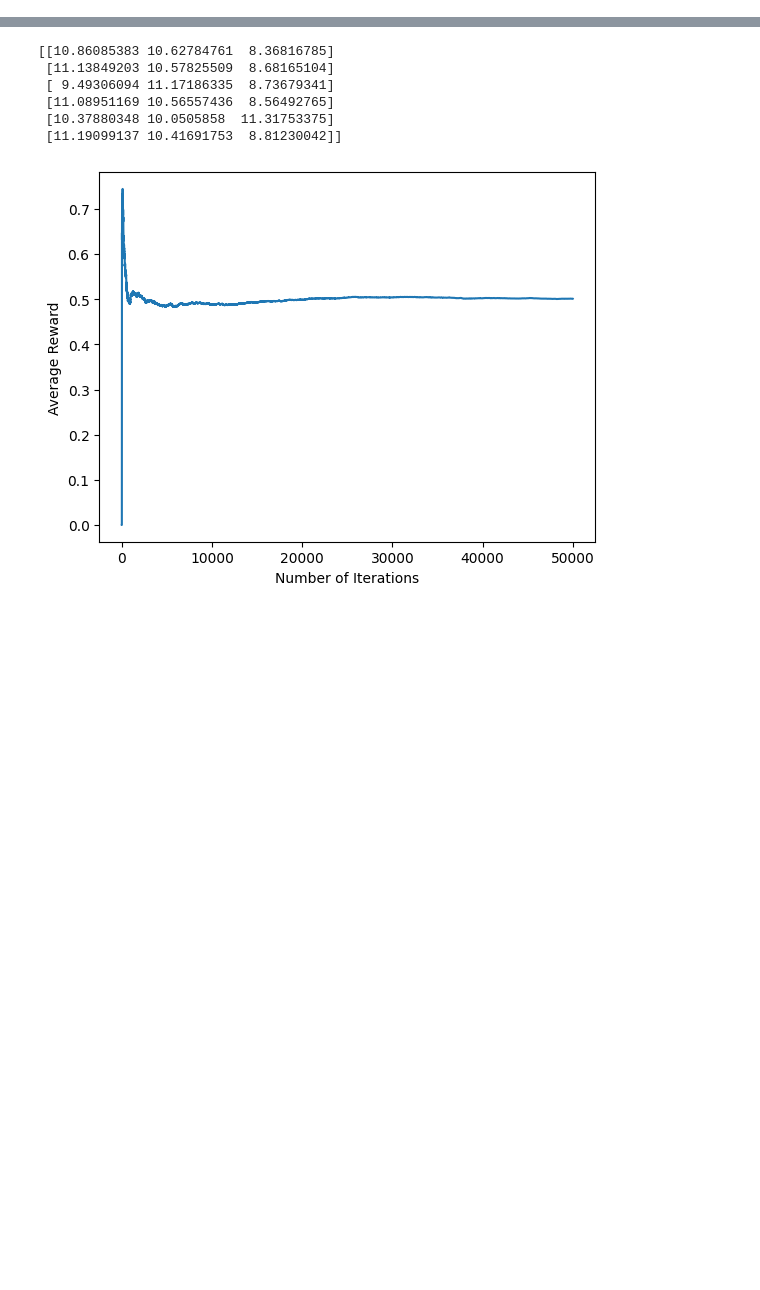
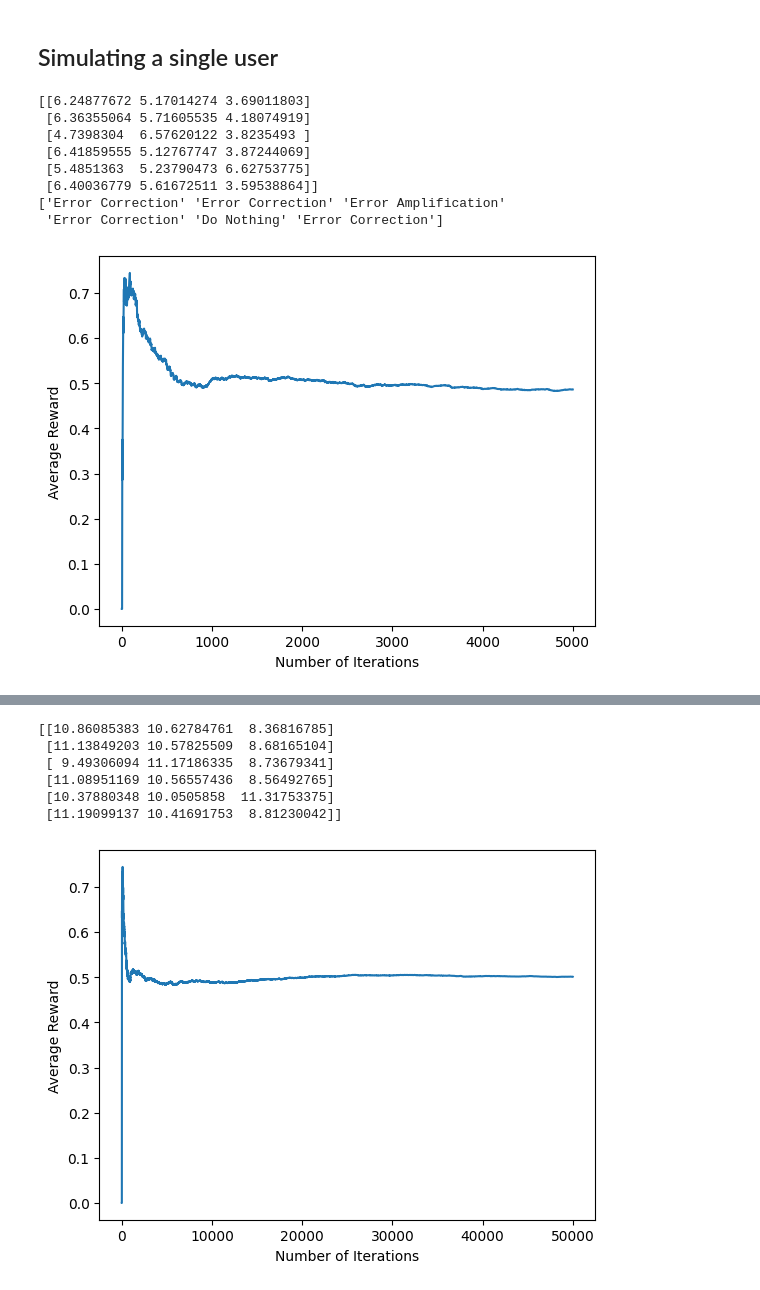
Before and after one commit to cyalbert25/EE568-StudentRLProject-1, a Jupyter notebook: WriteUpRight.ipynb, the cells around one changed output, grey strips where cells are left out. Cells and saved outputs as stored; diff of their text form; code cells hidden in the pictures; blank space fills up the shorter version.

Commit message:
User class implementation

```diff
--- a/WriteUpRight.ipynb
+++ b/WriteUpRight.ipynb
@@ -56,7 +56,7 @@ class WUREnvironment():
     # EA = 1
     # DO NOTHING = 2
 
-    def __init__(self, transition_model):
+    def __init__(self, transition_model, transition_decay=0.99):
         # Defining the number of states
         self._num_states = 6
         # Defining the number of actions
@@ -64,7 +64,7 @@ class WUREnvironment():
         # Discount factor
         self._gamma = 0.99
         # Decaying factor for DO NOTHING action in transition matrix
-        self._transition_decay = 0.99
+        self._transition_decay = transition_decay
         # User specifications - transition matrix
         self._T = transition_model # shape = (num_actions, num_states, num_states); Dependent on the user -> given externally
 
@@ -211,0 +278,58 @@ class SARSAEpsGreedyAgent(EpsGreedyAgent):
+# %% [markdown]
+## Simulating a single user
+# %%
+# fix random seed
+np.random.seed(0)
+
+# Simulating a user with a transition model
+# for EA, for the normal state, we should put high probability that the state would end up in bad posture? to encourage the system to do nothing...
+# but what foe EC since it would probably enlarge the text?
+transition_matrix = np.array([
+    [
+        [0.2, 0.025, 0.025, 0.025, 0.7, 0.025],
+        [0.025, 0.1, 0.025, 0.025, 0.8, 0.025],
+        [0.025, 0.025, 0.2, 0.025, 0.7, 0.025],
+        [0.025, 0.025, 0.025, 0.1, 0.8, 0.025],
+        [0.02, 0.02, 0.02, 0.02, 0.9, 0.02],
+        [0.025, 0.025, 0.025, 0.025, 0.8, 0.1]
+    ],
+    [
+        [0.1, 0.025, 0.025, 0.025, 0.8, 0.025],
+        [0.025, 0.1, 0.025, 0.025, 0.8, 0.025],
+        [0.025, 0.025, 0.1, 0.025, 0.8, 0.025],
+        [0.025, 0.025, 0.025, 0.1, 0.8, 0.025],
+        [0.08, 0.08, 0.08, 0.08, 0.6, 0.08],
+        [0.025, 0.025, 0.025, 0.025, 0.8, 0.1]
+    ],
+    [
+        [0.9, 0.02, 0.02, 0.02, 0.02, 0.02],
+        [0.02, 0.9, 0.02, 0.02, 0.02, 0.02],
+        [0.02, 0.02, 0.9, 0.02, 0.02, 0.02],
+        [0.02, 0.02, 0.02, 0.9, 0.02, 0.02],
+        [0.02, 0.02, 0.02, 0.02, 0.9, 0.02],
+        [0.02, 0.02, 0.02, 0.02, 0.02, 0.9],
+    ]
+])
+
+transition_decay = 0.99
+
+user = User(transition_matrix, transition_decay)
+average_rewards, _, reward_history, Q = user.simulation(explore_rate=0.1, num_iterations=5000, algorithm="Q")
+
+
+plt.plot(average_rewards)
+plt.ylabel('Average Reward')
+plt.xlabel('Number of Iterations')
+
+print(Q)
+print(user.optimal_actions())
+# %% [output]
+[[6.24877672 5.17014274 3.69011803]
+ [6.36355064 5.71605535 4.18074919]
+ [4.7398304  6.57620122 3.8235493 ]
+ [6.41859555 5.12767747 3.87244069]
+ [5.4851363  5.23790473 6.62753775]
+ [6.40036779 5.61672511 3.59538864]]
+['Error Correction' 'Error Correction' 'Error Amplification'
+ 'Error Correction' 'Do Nothing' 'Error Correction']
+[figure, added]
```
Also changed, not shown: parts of 4 cells of this notebook.
